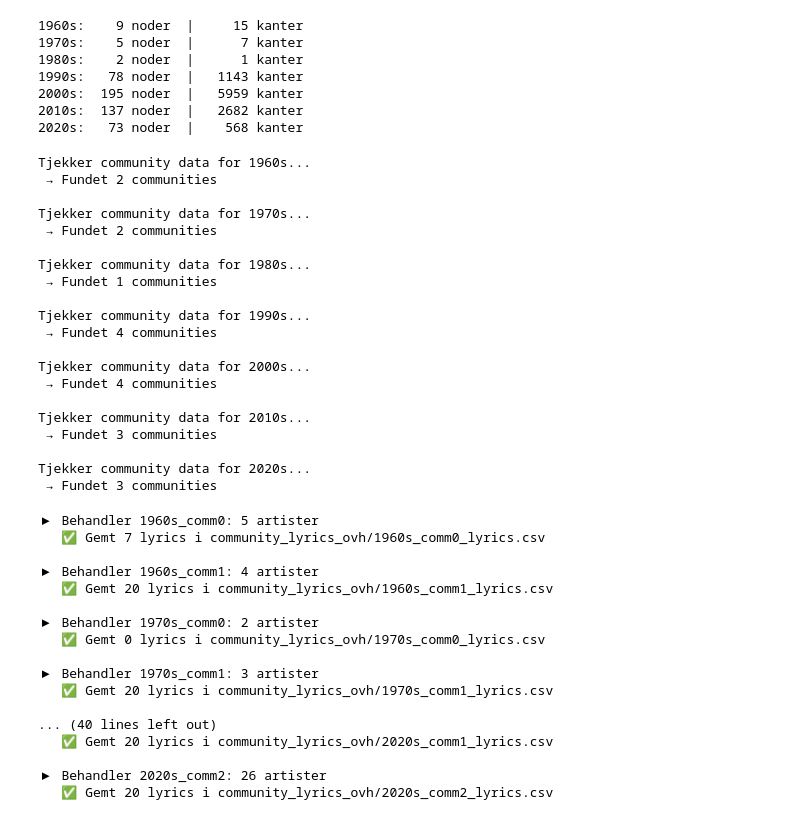
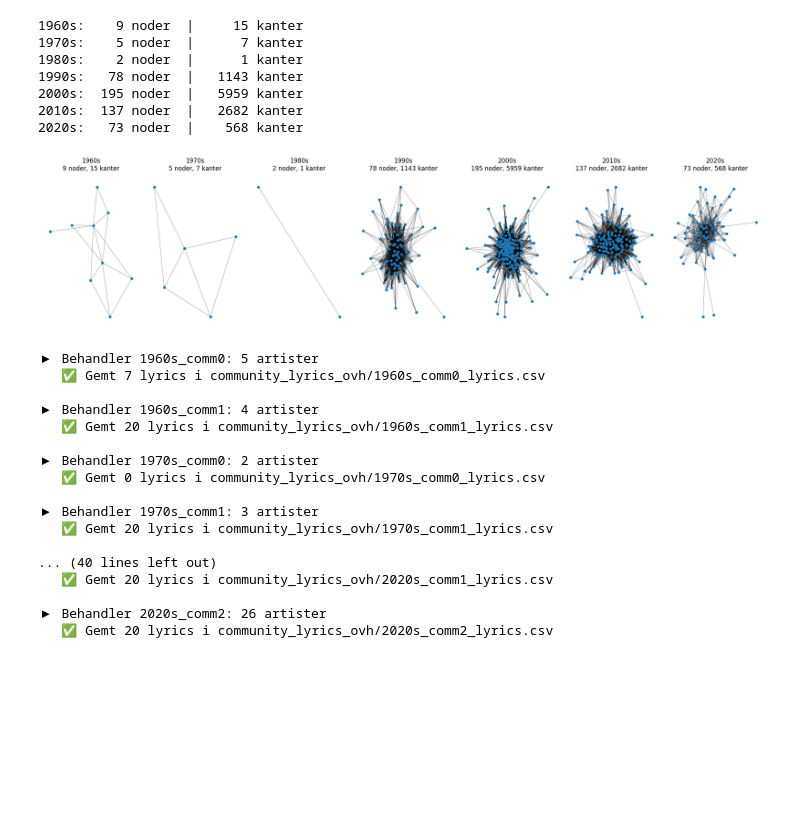
Before and after one commit to miickii/CompSocSci-Website, a Jupyter notebook: network_code/network_A_A_most_releases/A_A_most_releases.ipynb, the cells around one changed output. Saved outputs shown, nothing was run; the diff lists cells and outputs as text; code cells hidden in the pictures; blank space fills up the shorter version.

Commit message:
network code

```diff
--- a/network_code/network_A_A_most_releases/A_A_most_releases.ipynb
+++ b/network_code/network_A_A_most_releases/A_A_most_releases.ipynb
@@ -101,4 +88,24 @@ for start in range(1960, 2030, 10):
 2000s:  195 noder  |   5959 kanter
 2010s:  137 noder  |   2682 kanter
 2020s:   73 noder  |    568 kanter
+# %%
+import matplotlib.pyplot as plt
+import networkx as nx
+
+decades = ['1960s','1970s','1980s','1990s','2000s','2010s','2020s']
+
+fig, axes = plt.subplots(1, len(decades), figsize=(20, 5))
+
+for ax, decade in zip(axes, decades):
+    G = artist_graphs_peak.get(decade, nx.Graph())
+    pos = nx.spring_layout(G, seed=42)
+    nx.draw_networkx_nodes(G, pos, node_size=20, ax=ax)
+    nx.draw_networkx_edges(G, pos, alpha=0.3, ax=ax)
+    ax.set_title(f"{decade}\n{G.number_of_nodes()} noder, {G.number_of_edges()} kanter")
+    ax.axis('off')
+
+plt.tight_layout()
+plt.show()
+# %% [output]
+[figure, added]
 # %%
@@ -148,34 +152,6 @@ def load_communities_from_csv(folder):
     return decade2comm
 
 all_comm2nodes_peak = load_communities_from_csv("../../public/flest_udgivelser_csv")
-# %%
-for decade, G in artist_graphs_peak.items():
-    print(f"\nTjekker community data for {decade}...")
-    comm2nodes = all_comm2nodes_peak.get(decade, {})
-    print(f" → Fundet {len(comm2nodes)} communities")
-    if not comm2nodes:
-        continue
-# %% [output]
-Tjekker community data for 1960s...
- → Fundet 2 communities
-
-Tjekker community data for 1970s...
- → Fundet 2 communities
-
-Tjekker community data for 1980s...
- → Fundet 1 communities
-
-Tjekker community data for 1990s...
- → Fundet 4 communities
-
-Tjekker community data for 2000s...
- → Fundet 4 communities
-
-Tjekker community data for 2010s...
- → Fundet 3 communities
-
-Tjekker community data for 2020s...
- → Fundet 3 communities
 # %%
 CANDIDATE_SONGS = 40
 TARGET_LYRICS   = 20
```
Also changed, not shown: parts of 10 cells of this notebook, 10 other files.
